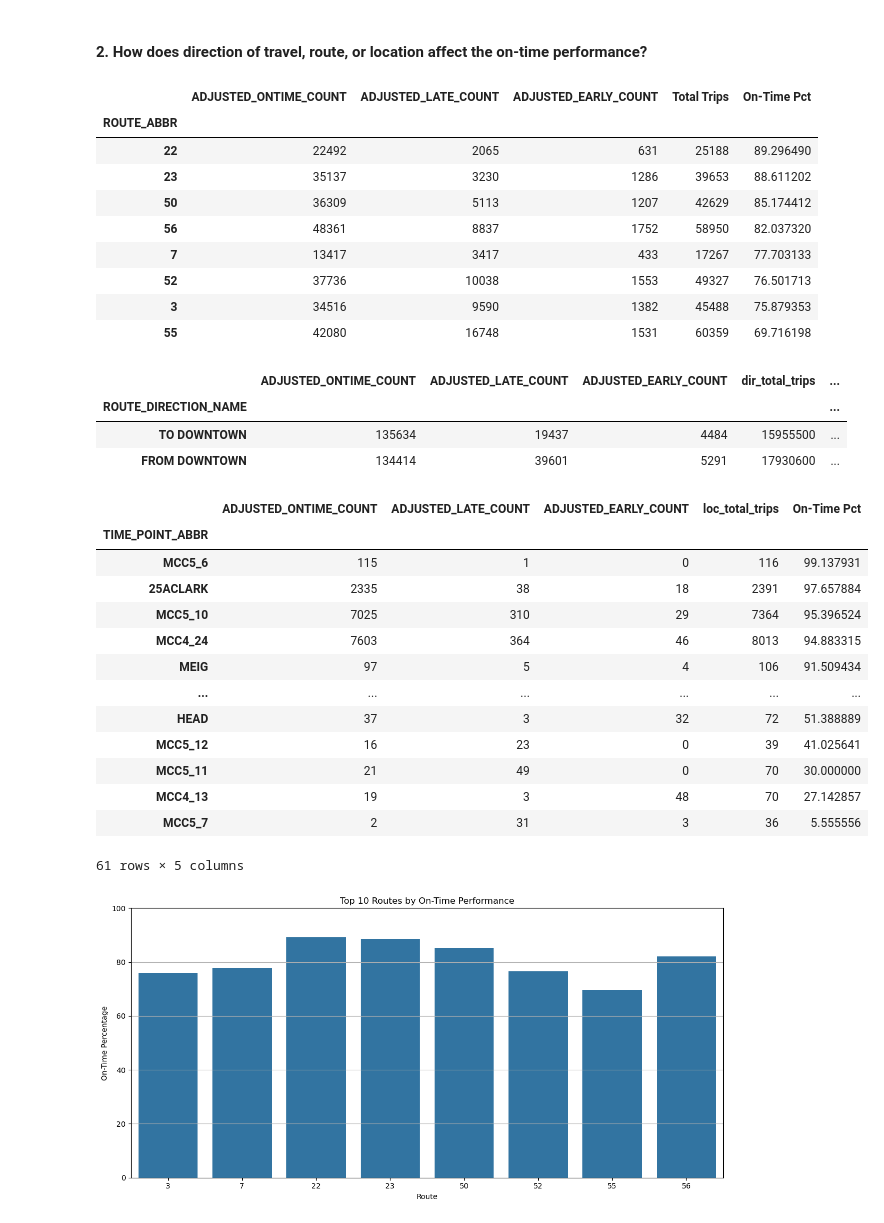
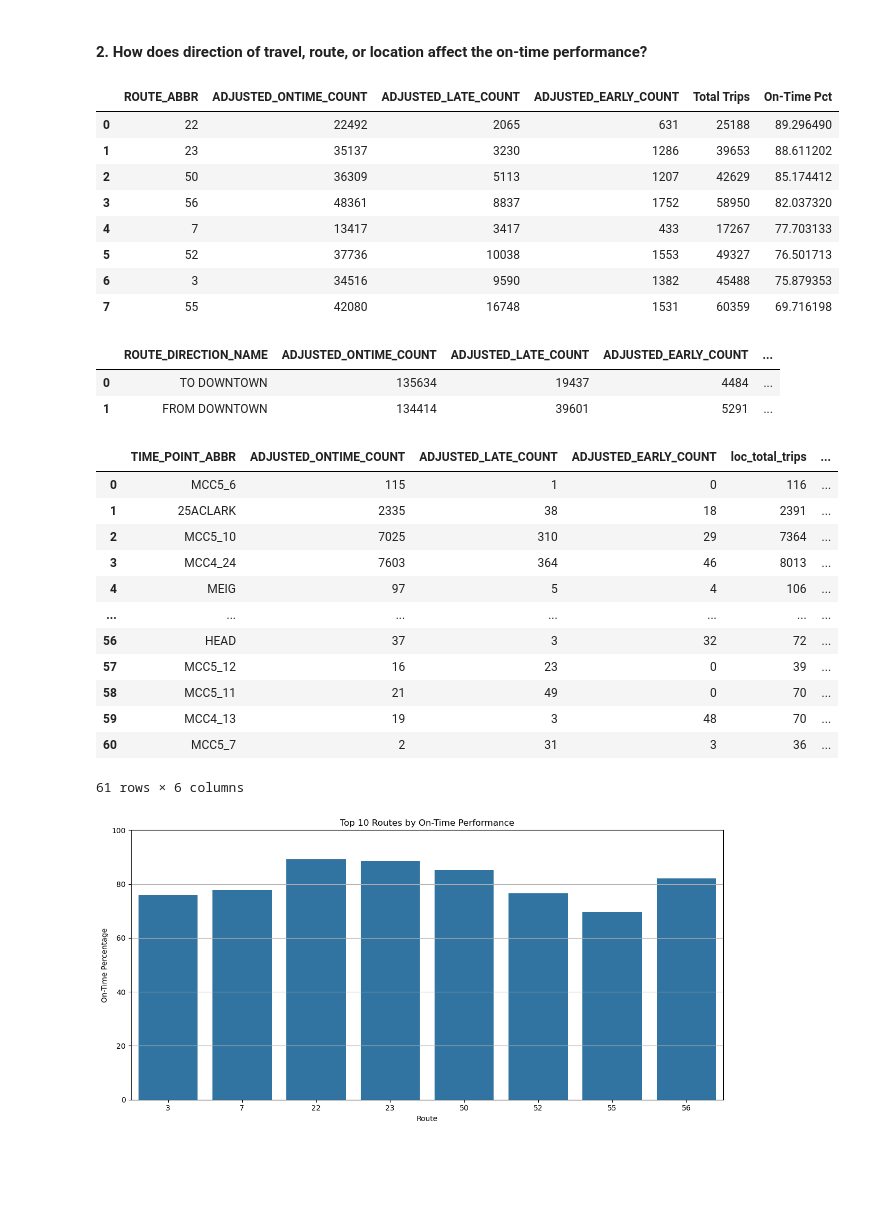
Before and after one commit to NewForce-Cohort-11-Data/wego-sir-bus-a-lot, a Jupyter notebook: notebooks/GP_WeGo_CS.ipynb, the cells around one changed output. Drawn from its saved outputs; the diff is of its cells as text; code cells hidden in the pictures; blank space fills up the shorter version.

```diff
--- a/notebooks/GP_WeGo_CS.ipynb
+++ b/notebooks/GP_WeGo_CS.ipynb
@@ -116,18 +142,17 @@ route_group['On-Time Pct'] = (
 ) * 100
 
 # Show top and bottom routes by on-time performance
-route_group.sort_values('On-Time Pct', ascending=False).head(10)
+route_group.sort_values('On-Time Pct', ascending=False).head(10).reset_index()
 # %% [output]
-|  | ADJUSTED_ONTIME_COUNT | ADJUSTED_LATE_COUNT | ADJUSTED_EARLY_COUNT | Total Trips | On-Time Pct |
-| ROUTE_ABBR |  |  |  |  |  |
-| 22 | 22492 | 2065 | 631 | 25188 | 89.296490 |
-| 23 | 35137 | 3230 | 1286 | 39653 | 88.611202 |
-| 50 | 36309 | 5113 | 1207 | 42629 | 85.174412 |
-| 56 | 48361 | 8837 | 1752 | 58950 | 82.037320 |
-| 7 | 13417 | 3417 | 433 | 17267 | 77.703133 |
-| 52 | 37736 | 10038 | 1553 | 49327 | 76.501713 |
-| 3 | 34516 | 9590 | 1382 | 45488 | 75.879353 |
-| 55 | 42080 | 16748 | 1531 | 60359 | 69.716198 |
+|  | ROUTE_ABBR | ADJUSTED_ONTIME_COUNT | ADJUSTED_LATE_COUNT | ADJUSTED_EARLY_COUNT | Total Trips | On-Time Pct |
+| 0 | 22 | 22492 | 2065 | 631 | 25188 | 89.296490 |
+| 1 | 23 | 35137 | 3230 | 1286 | 39653 | 88.611202 |
+| 2 | 50 | 36309 | 5113 | 1207 | 42629 | 85.174412 |
+| 3 | 56 | 48361 | 8837 | 1752 | 58950 | 82.037320 |
+| 4 | 7 | 13417 | 3417 | 433 | 17267 | 77.703133 |
+| 5 | 52 | 37736 | 10038 | 1553 | 49327 | 76.501713 |
+| 6 | 3 | 34516 | 9590 | 1382 | 45488 | 75.879353 |
+| 7 | 55 | 42080 | 16748 | 1531 | 60359 | 69.716198 |
 # %%
 # Group by direction and calculate adjusted on-time performance
 direction_group = wego.groupby('ROUTE_DIRECTION_NAME').agg({
@@ -141,55 +166,53 @@ direction_group['dir_total_trips'] = (
     direction_group['ADJUSTED_ONTIME_COUNT'] +
     direction_group['ADJUSTED_LATE_COUNT'] +
     direction_group['ADJUSTED_EARLY_COUNT']
-) * 100
+)
 
 # Calculate percentage
 direction_group['On-Time Pct'] = (
     direction_group['ADJUSTED_ONTIME_COUNT'] / direction_group['dir_total_trips']
 ) * 100
 
-direction_group.sort_values('On-Time Pct', ascending=False)
+direction_group.sort_values('On-Time Pct', ascending=False).reset_index()
 # %% [output]
-|  | ADJUSTED_ONTIME_COUNT | ADJUSTED_LATE_COUNT | ADJUSTED_EARLY_COUNT | dir_total_trips | ... |
-| ROUTE_DIRECTION_NAME |  |  |  |  | ... |
-| TO DOWNTOWN | 135634 | 19437 | 4484 | 15955500 | ... |
-| FROM DOWNTOWN | 134414 | 39601 | 5291 | 17930600 | ... |
+|  | ROUTE_DIRECTION_NAME | ADJUSTED_ONTIME_COUNT | ADJUSTED_LATE_COUNT | ADJUSTED_EARLY_COUNT | ... |
+| 0 | TO DOWNTOWN | 135634 | 19437 | 4484 | ... |
+| 1 | FROM DOWNTOWN | 134414 | 39601 | 5291 | ... |
 # %%
 # by location
 location_group = wego.groupby('TIME_POINT_ABBR').agg({
     'ADJUSTED_ONTIME_COUNT': 'sum',
     'ADJUSTED_LATE_COUNT': 'sum',
     'ADJUSTED_EARLY_COUNT': 'sum'
 })
 
 # Calculate total trips per location
 location_group['loc_total_trips'] = (
     location_group['ADJUSTED_ONTIME_COUNT'] +
     location_group['ADJUSTED_LATE_COUNT'] +
     location_group['ADJUSTED_EARLY_COUNT']
 )
 
 location_group['On-Time Pct'] = (
     location_group['ADJUSTED_ONTIME_COUNT'] / location_group['loc_total_trips']
 ) * 100
 
 # Show locations with best and worst on-time performance
-location_group.sort_values('On-Time Pct', ascending=False)
+location_group.sort_values('On-Time Pct', ascending=False).reset_index()
 # %% [output]
-|  | ADJUSTED_ONTIME_COUNT | ADJUSTED_LATE_COUNT | ADJUSTED_EARLY_COUNT | loc_total_trips | On-Time Pct |
-| TIME_POINT_ABBR |  |  |  |  |  |
-| MCC5_6 | 115 | 1 | 0 | 116 | 99.137931 |
-| 25ACLARK | 2335 | 38 | 18 | 2391 | 97.657884 |
-| MCC5_10 | 7025 | 310 | 29 | 7364 | 95.396524 |
-| MCC4_24 | 7603 | 364 | 46 | 8013 | 94.883315 |
-| MEIG | 97 | 5 | 4 | 106 | 91.509434 |
-| ... | ... | ... | ... | ... | ... |
-| HEAD | 37 | 3 | 32 | 72 | 51.388889 |
-| MCC5_12 | 16 | 23 | 0 | 39 | 41.025641 |
-| MCC5_11 | 21 | 49 | 0 | 70 | 30.000000 |
-| MCC4_13 | 19 | 3 | 48 | 70 | 27.142857 |
-| MCC5_7 | 2 | 31 | 3 | 36 | 5.555556 |
+|  | TIME_POINT_ABBR | ADJUSTED_ONTIME_COUNT | ADJUSTED_LATE_COUNT | ADJUSTED_EARLY_COUNT | loc_total_trips | ... |
+| 0 | MCC5_6 | 115 | 1 | 0 | 116 | ... |
+| 1 | 25ACLARK | 2335 | 38 | 18 | 2391 | ... |
+| 2 | MCC5_10 | 7025 | 310 | 29 | 7364 | ... |
+| 3 | MCC4_24 | 7603 | 364 | 46 | 8013 | ... |
+| 4 | MEIG | 97 | 5 | 4 | 106 | ... |
+| ... | ... | ... | ... | ... | ... | ... |
+| 56 | HEAD | 37 | 3 | 32 | 72 | ... |
+| 57 | MCC5_12 | 16 | 23 | 0 | 39 | ... |
+| 58 | MCC5_11 | 21 | 49 | 0 | 70 | ... |
+| 59 | MCC4_13 | 19 | 3 | 48 | 70 | ... |
+| 60 | MCC5_7 | 2 | 31 | 3 | 36 | ... |
-61 rows × 5 columns
+61 rows × 6 columns
 # %%
 # top_direction = direction_group.sort_values('On-Time Pct', ascending=False).head(10).reset_index()
 
```
Also changed, not shown: parts of 4 cells of this notebook, 2 other files.
